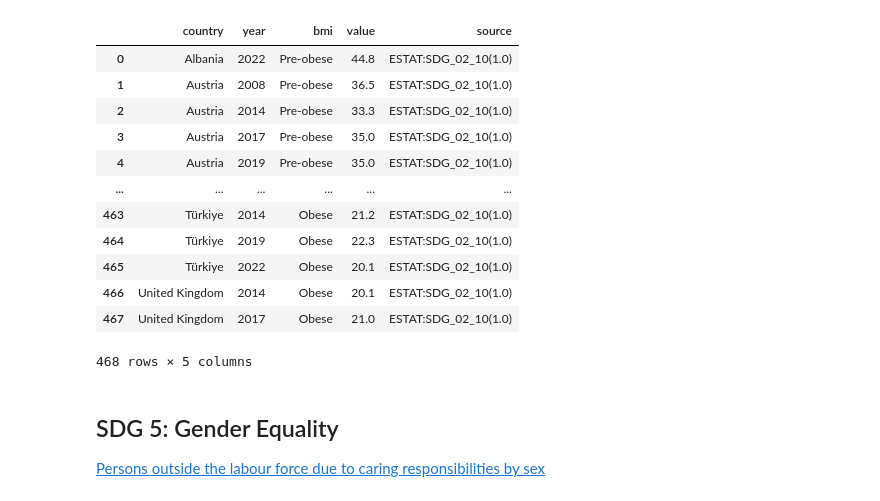
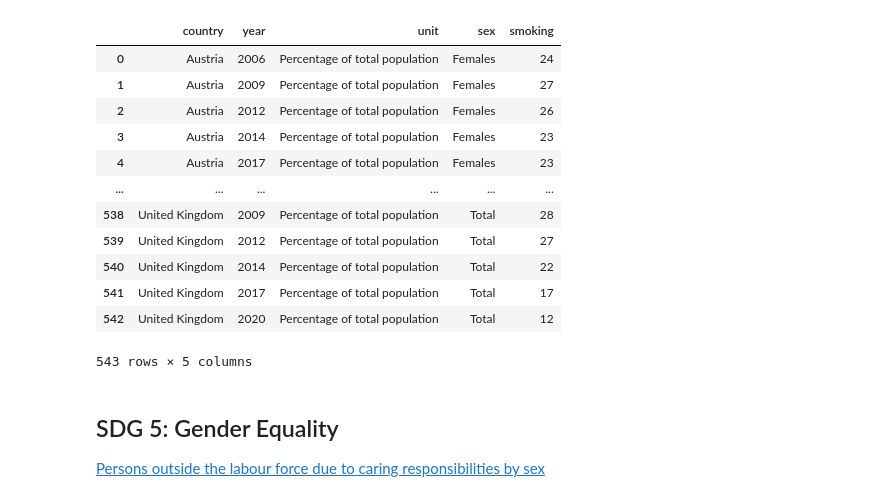
Before and after one commit to mozartfish/DH2321-Final-Project, a Jupyter notebook: data_cleaning.ipynb, the cells around one changed output. Drawn from its saved outputs; the diff is of its cells as text; code cells hidden in the pictures.

```diff
--- a/data_cleaning.ipynb
+++ b/data_cleaning.ipynb
@@ -34,28 +24,27 @@ df_3
 # %%
 df_3 = df_3.rename(columns={'geo': 'country'})
 df_3 = df_3.rename(columns={'time_period': 'year'})
-df_3 = df_3.rename(columns={'obs_value': 'value'})
-df_3 = df_3.rename(columns={'dataflow': 'source'})
+df_3 = df_3.rename(columns={'obs_value': 'smoking'})
 
-df_3 = df_3[['country', 'year', 'bmi', 'value', 'source']]
+df_3 = df_3[['country', 'year', 'unit', 'sex', 'smoking']]
 
 df_3.to_csv('data/sdg_3.csv', index=False)
 
 df_3
 # %% [output]
-|  | country | year | bmi | value | source |
-| 0 | Albania | 2022 | Pre-obese | 44.8 | ESTAT:SDG_02_10(1.0) |
-| 1 | Austria | 2008 | Pre-obese | 36.5 | ESTAT:SDG_02_10(1.0) |
-| 2 | Austria | 2014 | Pre-obese | 33.3 | ESTAT:SDG_02_10(1.0) |
-| 3 | Austria | 2017 | Pre-obese | 35.0 | ESTAT:SDG_02_10(1.0) |
-| 4 | Austria | 2019 | Pre-obese | 35.0 | ESTAT:SDG_02_10(1.0) |
+|  | country | year | unit | sex | smoking |
+| 0 | Austria | 2006 | Percentage of total population | Females | 24 |
+| 1 | Austria | 2009 | Percentage of total population | Females | 27 |
+| 2 | Austria | 2012 | Percentage of total population | Females | 26 |
+| 3 | Austria | 2014 | Percentage of total population | Females | 23 |
+| 4 | Austria | 2017 | Percentage of total population | Females | 23 |
 | ... | ... | ... | ... | ... | ... |
-| 463 | Türkiye | 2014 | Obese | 21.2 | ESTAT:SDG_02_10(1.0) |
-| 464 | Türkiye | 2019 | Obese | 22.3 | ESTAT:SDG_02_10(1.0) |
-| 465 | Türkiye | 2022 | Obese | 20.1 | ESTAT:SDG_02_10(1.0) |
-| 466 | United Kingdom | 2014 | Obese | 20.1 | ESTAT:SDG_02_10(1.0) |
-| 467 | United Kingdom | 2017 | Obese | 21.0 | ESTAT:SDG_02_10(1.0) |
+| 538 | United Kingdom | 2009 | Percentage of total population | Total | 28 |
+| 539 | United Kingdom | 2012 | Percentage of total population | Total | 27 |
+| 540 | United Kingdom | 2014 | Percentage of total population | Total | 22 |
+| 541 | United Kingdom | 2017 | Percentage of total population | Total | 17 |
+| 542 | United Kingdom | 2020 | Percentage of total population | Total | 12 |
-468 rows × 5 columns
+543 rows × 5 columns
 # %% [markdown]
 ## SDG 5: Gender Equality
 
```
Also changed, not shown: parts of 17 cells of this notebook, 9 other files.
